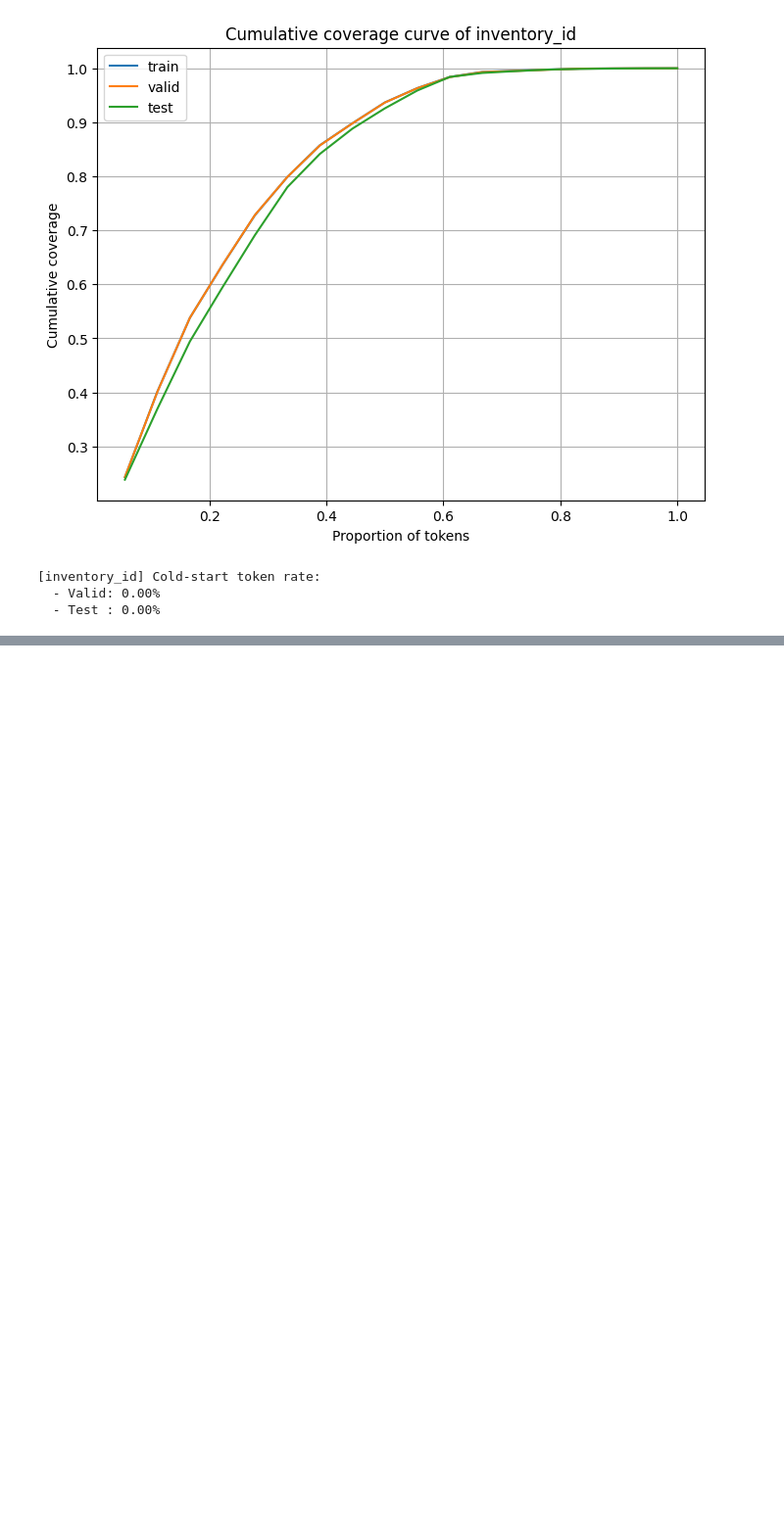
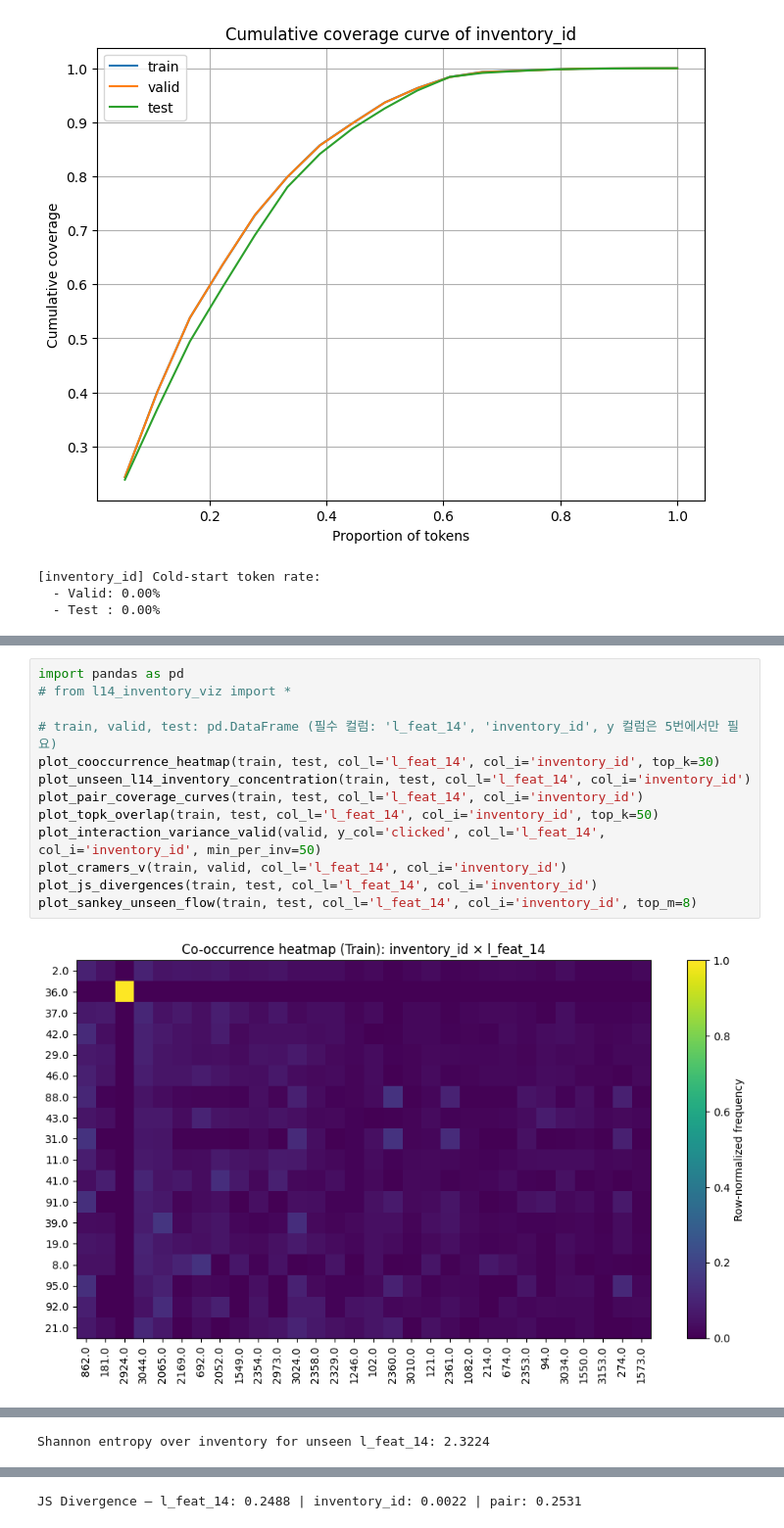
Before and after one commit to jiyoungeeeeeeeeeeeeeeeeeeeee/-Toss-CTR, a Jupyter notebook: CTR_test_EDA.ipynb, the cells around one changed output, grey strips where cells are left out. Shown at 98% size. Saved outputs shown, nothing was run; the diff lists cells and outputs as text; blank space fills up the shorter version.

```diff
--- a/CTR_test_EDA.ipynb
+++ b/CTR_test_EDA.ipynb
@@ -536,0 +811,15 @@ print_cold_rate(train, valid, test, target_col)
+# %%
+import pandas as pd
+# from l14_inventory_viz import *
+
+# train, valid, test: pd.DataFrame (필수 컬럼: 'l_feat_14', 'inventory_id', y 컬럼은 5번에서만 필요)
+plot_cooccurrence_heatmap(train, test, col_l='l_feat_14', col_i='inventory_id', top_k=30)
+plot_unseen_l14_inventory_concentration(train, test, col_l='l_feat_14', col_i='inventory_id')
+plot_pair_coverage_curves(train, test, col_l='l_feat_14', col_i='inventory_id')
+plot_topk_overlap(train, test, col_l='l_feat_14', col_i='inventory_id', top_k=50)
+plot_interaction_variance_valid(valid, y_col='clicked', col_l='l_feat_14', col_i='inventory_id', min_per_inv=50)
+plot_cramers_v(train, valid, col_l='l_feat_14', col_i='inventory_id')
+plot_js_divergences(train, test, col_l='l_feat_14', col_i='inventory_id')
+plot_sankey_unseen_flow(train, test, col_l='l_feat_14', col_i='inventory_id', top_m=8)
+# %% [output]
+[figure, added]
@@ -536,0 +827 @@ print_cold_rate(train, valid, test, target_col)
+Shannon entropy over inventory for unseen l_feat_14: 2.3224
@@ -536,0 +833 @@ print_cold_rate(train, valid, test, target_col)
+JS Divergence — l_feat_14: 0.2488 | inventory_id: 0.0022 | pair: 0.2531
```
Also changed, not shown: parts of 6 cells of this notebook.
